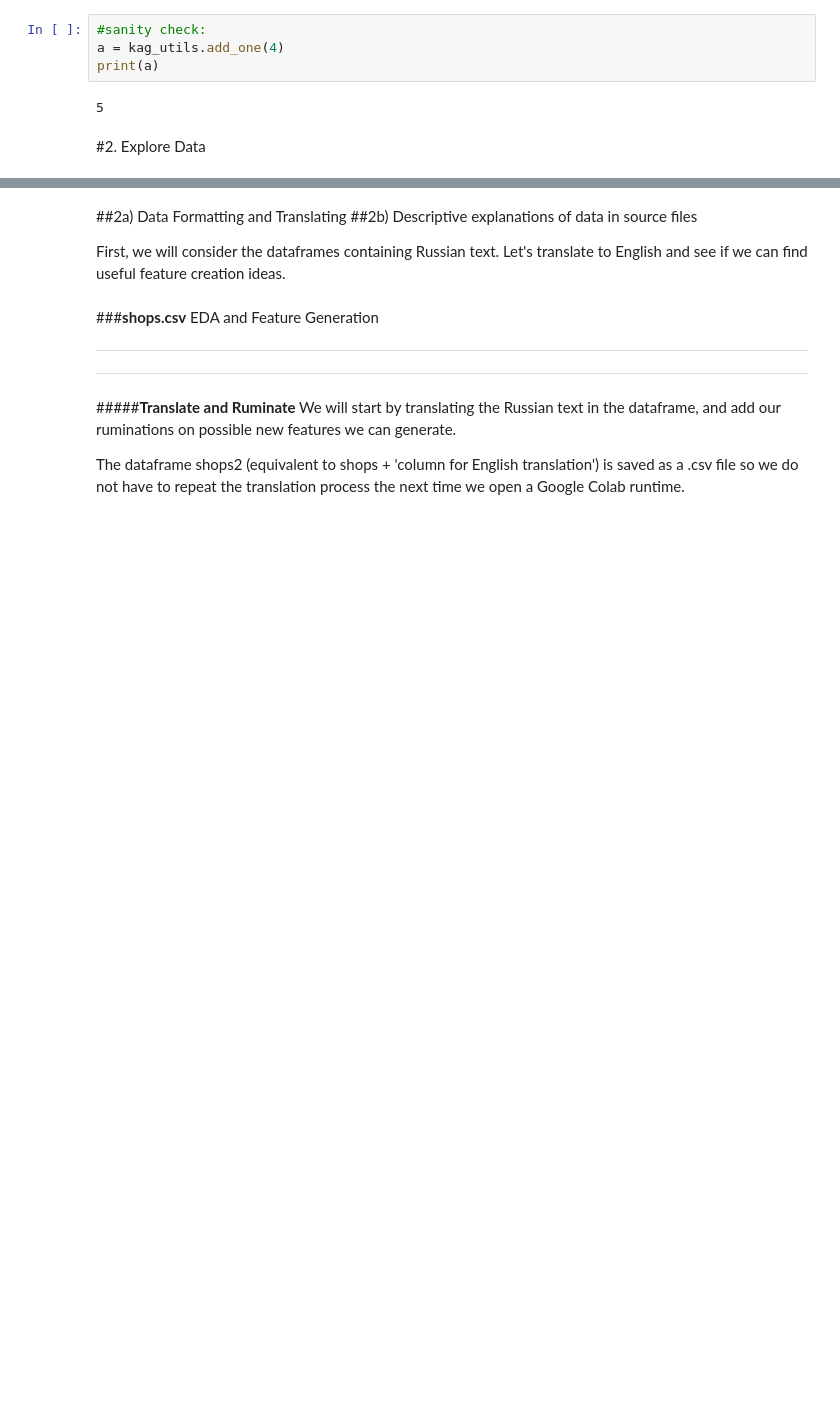
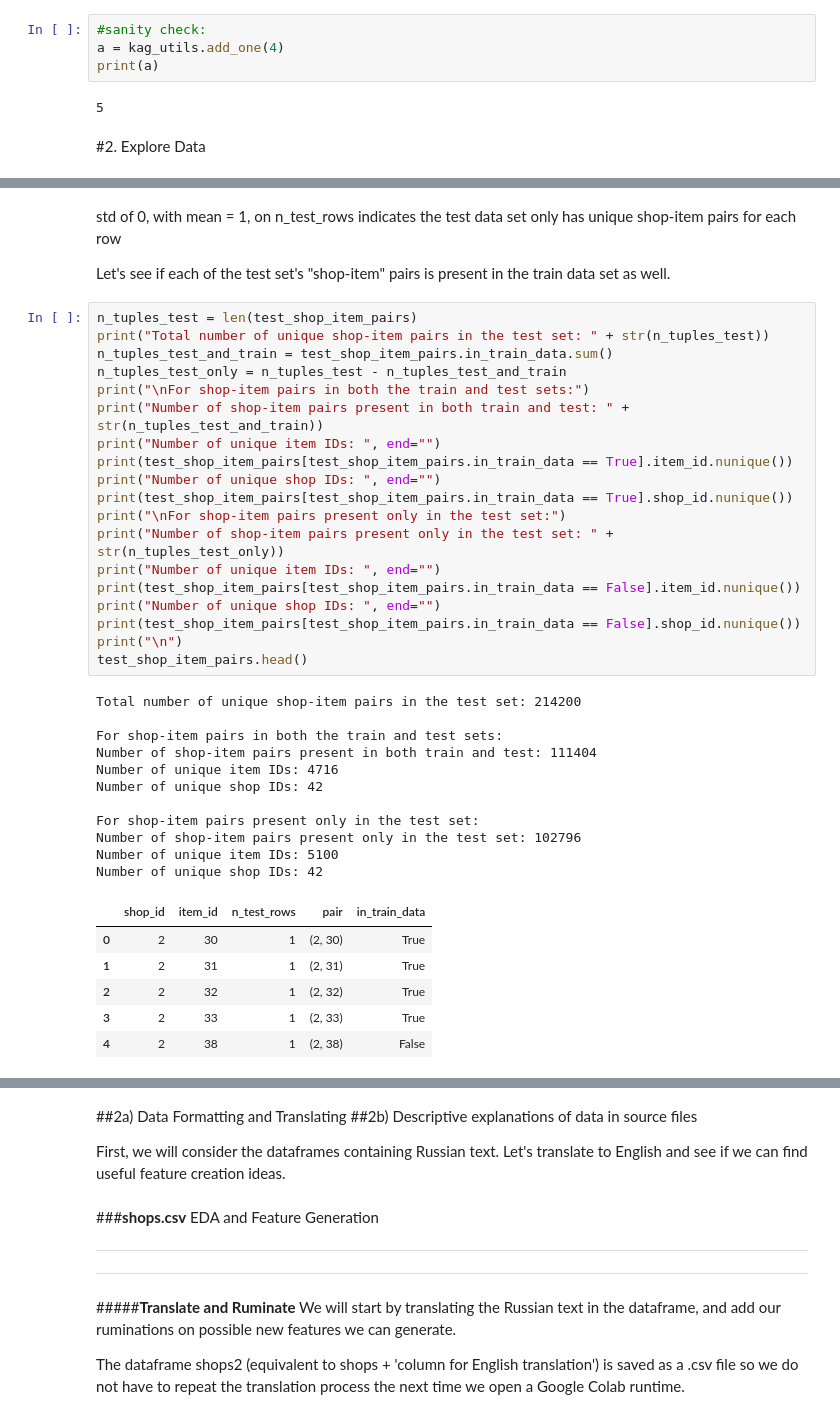
Before and after one commit to migai/Kag, a Jupyter notebook: ipynb_versions/MG_EDA_v2.5.ipynb, the cells around one changed output, grey strips where cells are left out. Saved outputs shown, nothing was run; the diff lists cells and outputs as text; blank space fills up the shorter version.

```diff
--- a/ipynb_versions/MG_EDA_v2.5.ipynb
+++ b/ipynb_versions/MG_EDA_v2.5.ipynb
@@ -594,3 +611,44 @@ Name: n_test_rows, dtype: float64
+# %% [markdown]
+std of 0, with mean = 1, on n_test_rows indicates the test data set only has unique shop-item pairs for each row
+
+Let's see if each of the test set's "shop-item" pairs is present in the train data set as well.
+# %%
+n_tuples_test = len(test_shop_item_pairs)
+print("Total number of unique shop-item pairs in the test set: " + str(n_tuples_test))
+n_tuples_test_and_train = test_shop_item_pairs.in_train_data.sum()
+n_tuples_test_only = n_tuples_test - n_tuples_test_and_train
+print("\nFor shop-item pairs in both the train and test sets:")
+print("Number of shop-item pairs present in both train and test: " + str(n_tuples_test_and_train))
+print("Number of unique item IDs: ", end="")
+print(test_shop_item_pairs[test_shop_item_pairs.in_train_data == True].item_id.nunique())
+print("Number of unique shop IDs: ", end="")
+print(test_shop_item_pairs[test_shop_item_pairs.in_train_data == True].shop_id.nunique())
+print("\nFor shop-item pairs present only in the test set:")
+print("Number of shop-item pairs present only in the test set: " + str(n_tuples_test_only))
+print("Number of unique item IDs: ", end="")
+print(test_shop_item_pairs[test_shop_item_pairs.in_train_data == False].item_id.nunique())
+print("Number of unique shop IDs: ", end="")
+print(test_shop_item_pairs[test_shop_item_pairs.in_train_data == False].shop_id.nunique())
+print("\n")
+test_shop_item_pairs.head()
+# %% [output]
+Total number of unique shop-item pairs in the test set: 214200
+
+For shop-item pairs in both the train and test sets:
+Number of shop-item pairs present in both train and test: 111404
+Number of unique item IDs: 4716
+Number of unique shop IDs: 42
+
+For shop-item pairs present only in the test set:
+Number of shop-item pairs present only in the test set: 102796
+Number of unique item IDs: 5100
+Number of unique shop IDs: 42
+|  | shop_id | item_id | n_test_rows | pair | in_train_data |
+| 0 | 2 | 30 | 1 | (2, 30) | True |
+| 1 | 2 | 31 | 1 | (2, 31) | True |
+| 2 | 2 | 32 | 1 | (2, 32) | True |
+| 3 | 2 | 33 | 1 | (2, 33) | True |
+| 4 | 2 | 38 | 1 | (2, 38) | False |
 # %% [markdown]
 *  There are 424,124 unique pairs of "shop_id + item_id" in the 2,935,849 rows of the *sales_train* dataset
 
```
Also changed, not shown: parts of 9 cells of this notebook, 1 other file.
